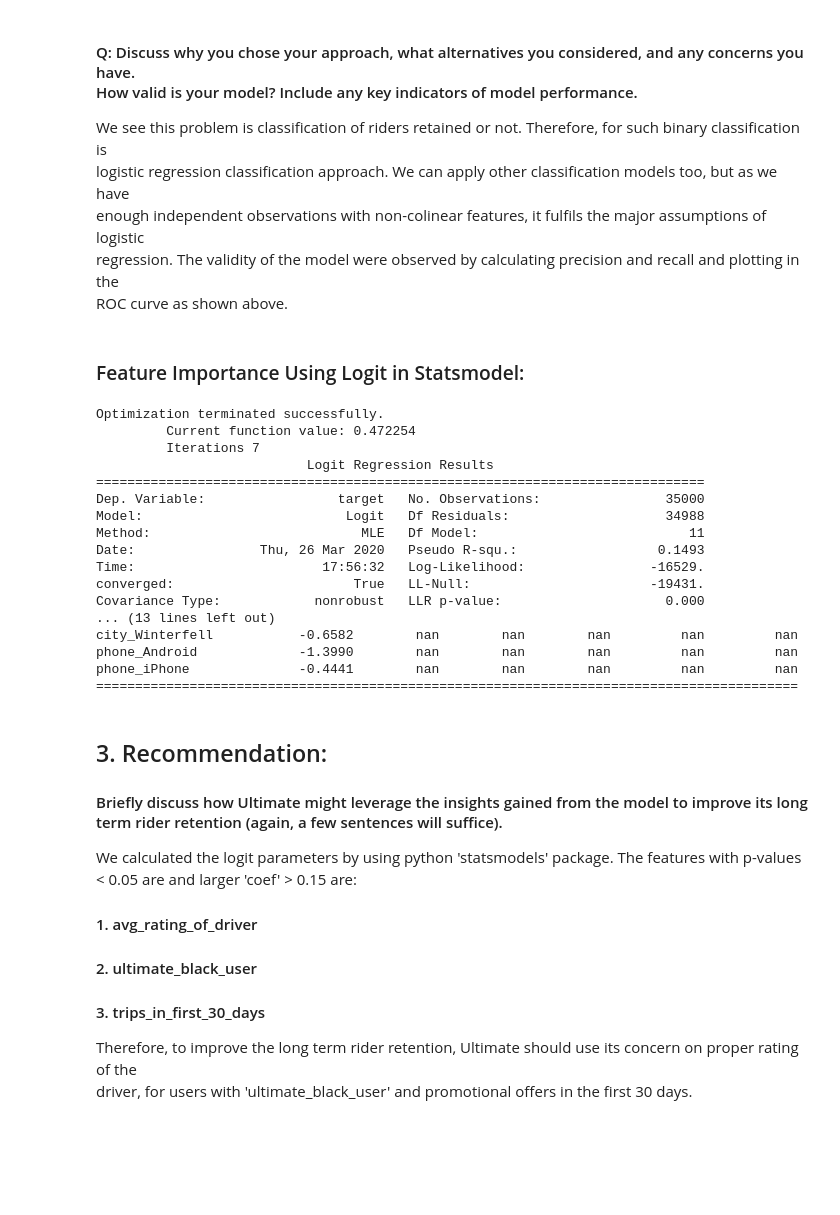
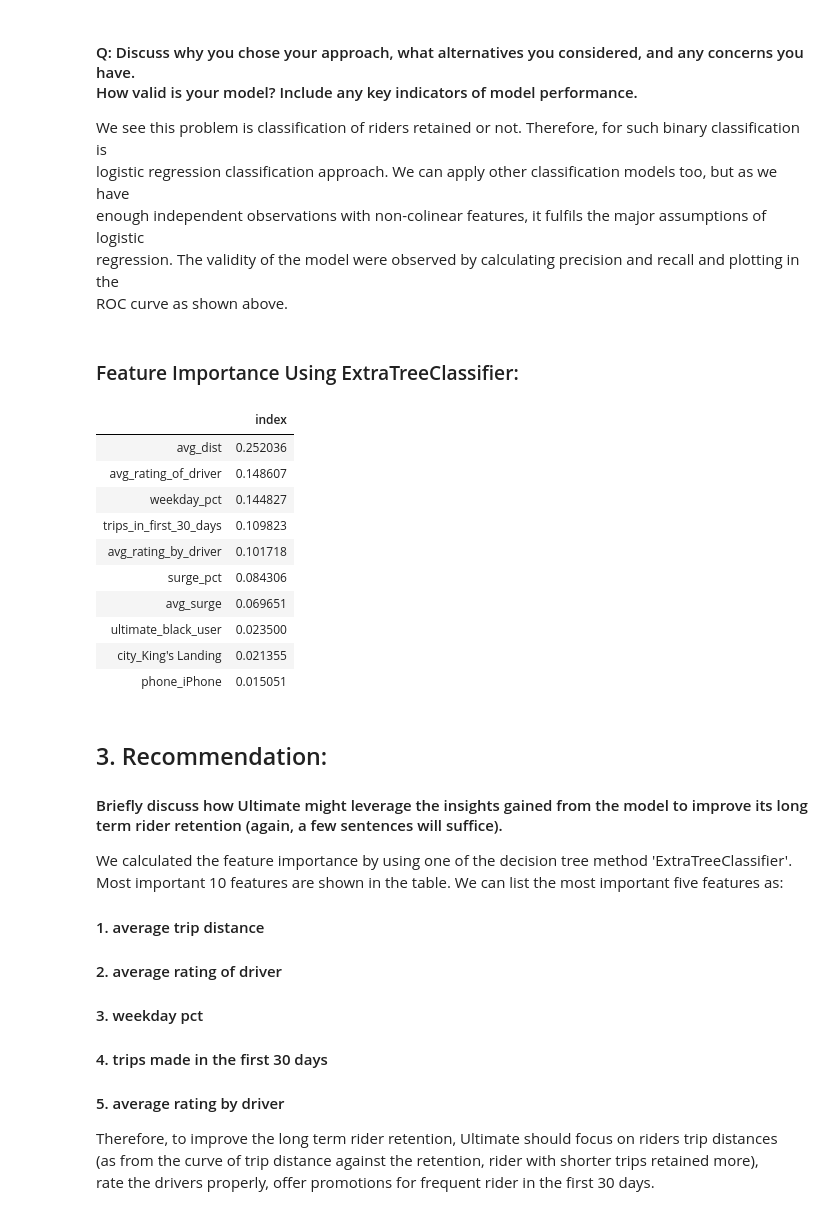
Before and after one commit to rameshadhikari1/Mini-porjects, a Jupyter notebook: ultimate_challenge/ultimate_chalenge.ipynb, the cells around one changed output. Saved outputs shown, nothing was run; the diff lists cells and outputs as text; code cells hidden in the pictures; blank space fills up the shorter version.

Commit message:
ultimatechallenge

```diff
--- a/ultimate_challenge/ultimate_chalenge.ipynb
+++ b/ultimate_challenge/ultimate_chalenge.ipynb
@@ -688,41 +559,42 @@ plot_precision_recall_curve(y_train, y_test, pred_proba_train, pred_proba_test)
 
 We see this problem is classification of riders retained or not. Therefore, for such binary classification is<br> logistic regression classification approach. We can apply other classification models too, but as we have <br> enough independent observations with non-colinear features, it fulfils the major assumptions of logistic<br> regression. The validity of the model were observed by calculating precision and recall and plotting in the <br> ROC curve as shown above.
 # %% [markdown]
-### Feature Importance Using Logit in Statsmodel:
+### Feature Importance Using ExtraTreeClassifier:
-# %%
-import statsmodels.api as sm
-logit = sm.Logit(y_train, X_train)
-print(logit.fit().summary())
-# %% [output]
-Optimization terminated successfully.
-         Current function value: 0.472254
-         Iterations 7
-                           Logit Regression Results
-==============================================================================
-Dep. Variable:                 target   No. Observations:                35000
-Model:                          Logit   Df Residuals:                    34988
-Method:                           MLE   Df Model:                           11
-Date:                Thu, 26 Mar 2020   Pseudo R-squ.:                  0.1493
-Time:                        17:56:32   Log-Likelihood:                -16529.
-converged:                       True   LL-Null:                       -19431.
-Covariance Type:            nonrobust   LLR p-value:                     0.000
-... (13 lines left out)
-city_Winterfell           -0.6582        nan        nan        nan         nan         nan
-phone_Android             -1.3990        nan        nan        nan         nan         nan
-phone_iPhone              -0.4441        nan        nan        nan         nan         nan
-==========================================================================================
+# %%
+etc = ExtraTreesClassifier(bootstrap=True, n_estimators=200, random_state=33)
+etc.fit(X, y)
+Important_features = pd.Series(etc.feature_importances_,
+                               index=X.columns).nlargest(10)
+feat = pd.DataFrame(Important_features)
+feat['index'] = feat[0]
+feat.drop(0, axis=1)
+# %% [output]
+|  | index |
+| avg_dist | 0.252036 |
+| avg_rating_of_driver | 0.148607 |
+| weekday_pct | 0.144827 |
+| trips_in_first_30_days | 0.109823 |
+| avg_rating_by_driver | 0.101718 |
+| surge_pct | 0.084306 |
+| avg_surge | 0.069651 |
+| ultimate_black_user | 0.023500 |
+| city_King's Landing | 0.021355 |
+| phone_iPhone | 0.015051 |
 # %% [markdown]
 ## 3. Recommendation:
 
 
 #### Briefly discuss how Ultimate might leverage the insights gained from the model to improve its long term rider retention (again, a few sentences will suffice).
 
-We calculated the logit parameters by using python 'statsmodels' package. The features with p-values < 0.05 are and
-larger 'coef' > 0.15 are:
+We calculated the feature importance by using one of the decision tree method 'ExtraTreeClassifier'.  Most important 10 features are shown in the table. We can list the most important five features as:
 
-#### 1. avg_rating_of_driver
-#### 2. ultimate_black_user
-#### 3. trips_in_first_30_days
+#### 1. average trip distance
+#### 2. average rating of driver
+#### 3. weekday pct
+#### 4. trips made in the first 30 days
+#### 5. average rating by driver
 
 
-Therefore, to improve the long term rider retention, Ultimate should use its concern on proper rating of the <br> driver, for users with 'ultimate_black_user' and promotional offers in the first 30 days.
+Therefore, to improve the long term rider retention, Ultimate should focus on riders trip distances<br>
+(as from the curve of trip distance against the retention, rider with shorter trips retained more),<br>
+rate the drivers properly, offer promotions for frequent rider in the first 30 days.
```
Also changed, not shown: parts of 17 cells of this notebook.
